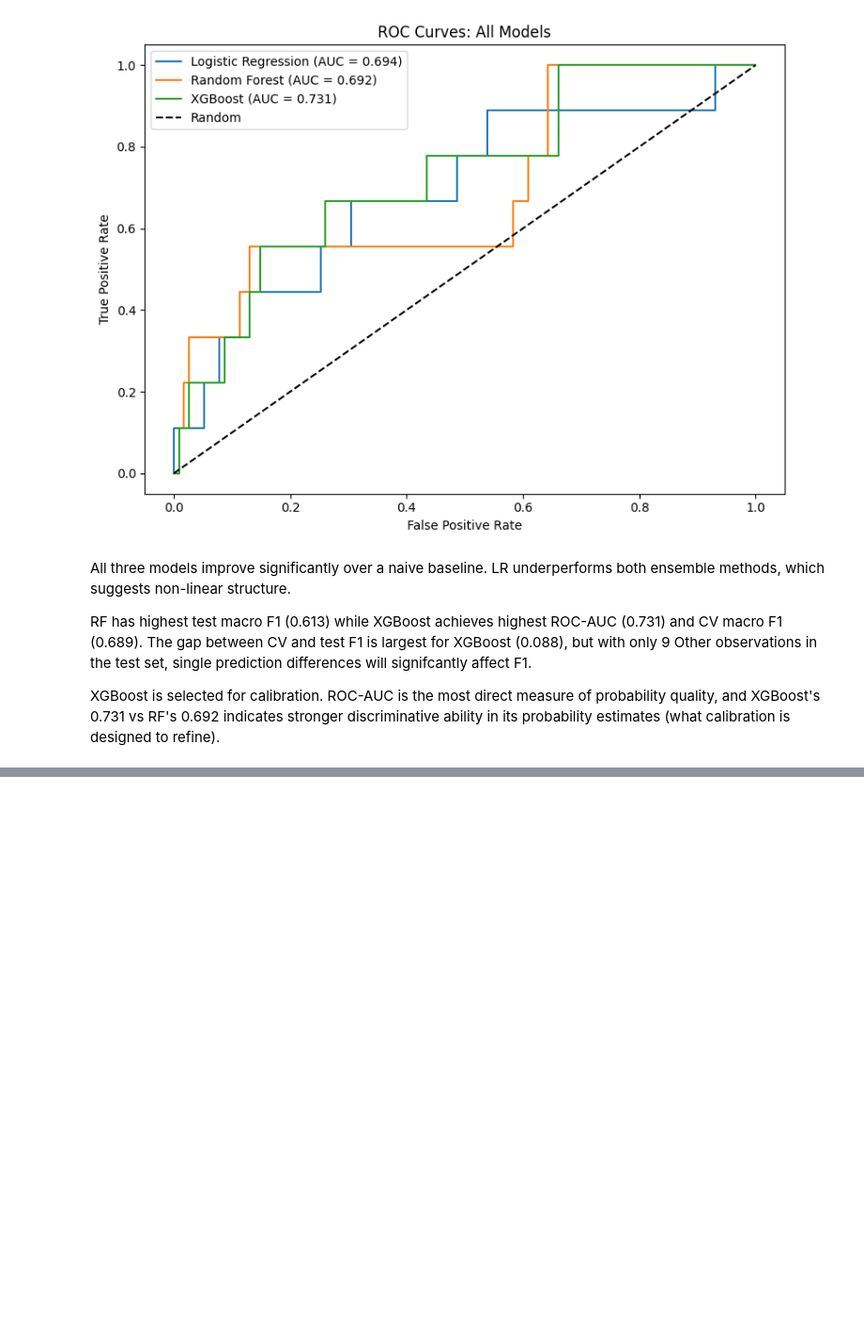
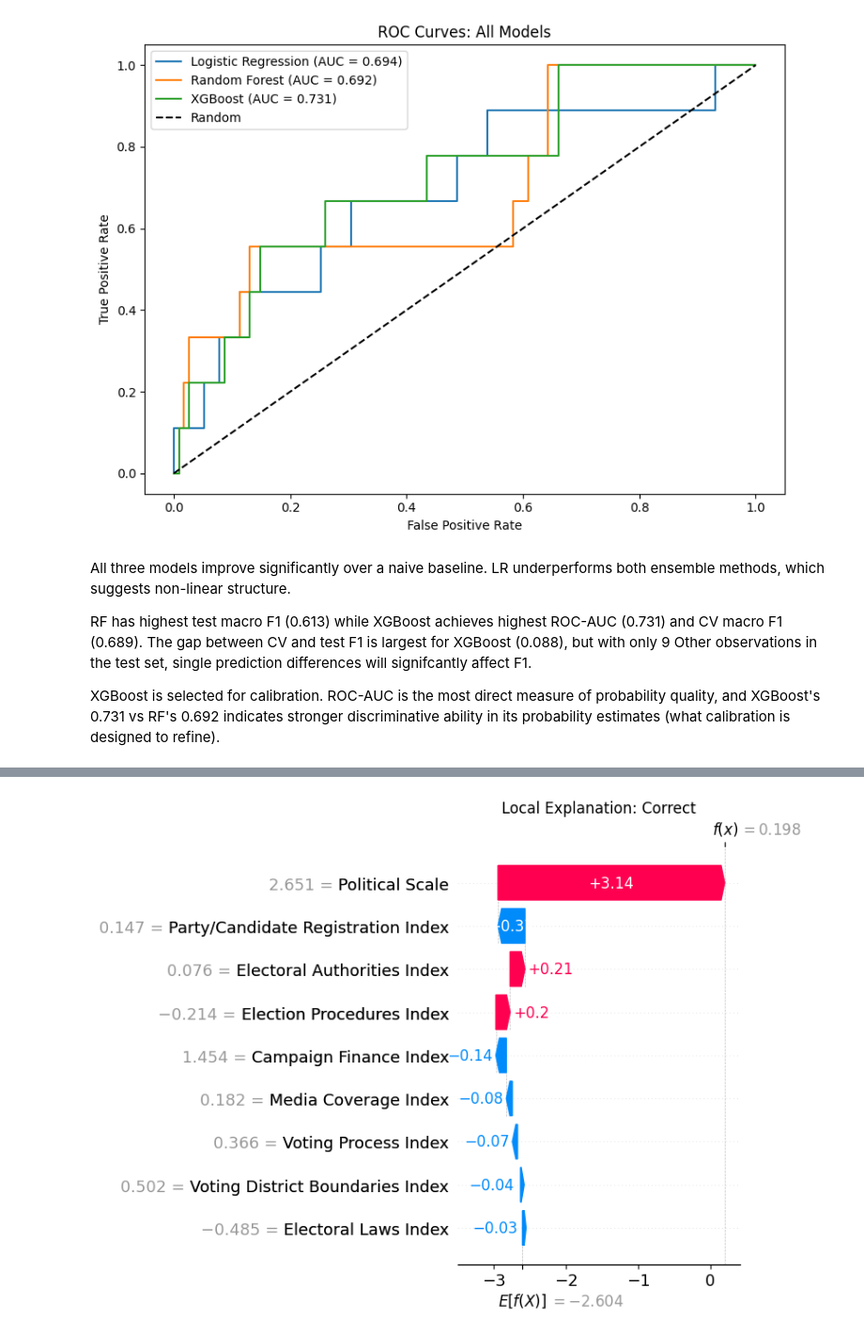
Before and after one commit to charlottedavidson524/2016_US_Election_ML, a Jupyter notebook: notebook/classification_training.ipynb, the cells around one changed output, grey strips where cells are left out. Shown at 94% size. Saved outputs shown, nothing was run; the diff lists cells and outputs as text; code cells hidden in the pictures; blank space fills up the shorter version.

```diff
--- a/notebook/classification_training.ipynb
+++ b/notebook/classification_training.ipynb
@@ -608,0 +754,21 @@ XGBoost is selected for calibration. ROC-AUC is the most direct measure of proba
+# %%
+# Find correct and misclassified examples
+
+y_pred_base = base_xgb.predict(X_test_selected)
+y_test_arr = y_test.values
+
+correct_indices = np.where(y_pred_base == y_test_arr)[0]
+misclassified_indices = np.where(y_pred_base != y_test_arr)[0]
+
+# Take first Other-class example from each group for meaningful explanation
+correct_other = [i for i in correct_indices      if y_test_arr[i] == 1]
+misclassified_other = [i for i in misclassified_indices if y_test_arr[i] == 1]
+
+correct_idx = correct_other[0]
+misclassified_idx = misclassified_other[0]
+
+print(f'Correct prediction index: {correct_idx}')
+print(f'\nActual: {y_test_arr[correct_idx]} \nPredicted: {y_pred_base[correct_idx]} \nProbability: {y_proba_uncal[correct_idx]:.3f}')
+
+print(f'\nMisclassified prediction index: {misclassified_idx}')
+print(f'\nActual: {y_test_arr[misclassified_idx]} \nPredicted: {y_pred_base[misclassified_idx]} \nProbability: {y_proba_uncal[misclassified_idx]:.3f}')
@@ -608,0 +787,10 @@ XGBoost is selected for calibration. ROC-AUC is the most direct measure of proba
+# %%
+# Waterfall (correct)
+
+plt.figure()
+shap.waterfall_plot(shap_values[correct_idx], show=False)
+plt.title(f'Local Explanation: Correct')
+plt.tight_layout()
+plt.show()
+# %% [output]
+[figure, added]
```
Also changed, not shown: parts of 15 cells of this notebook.
